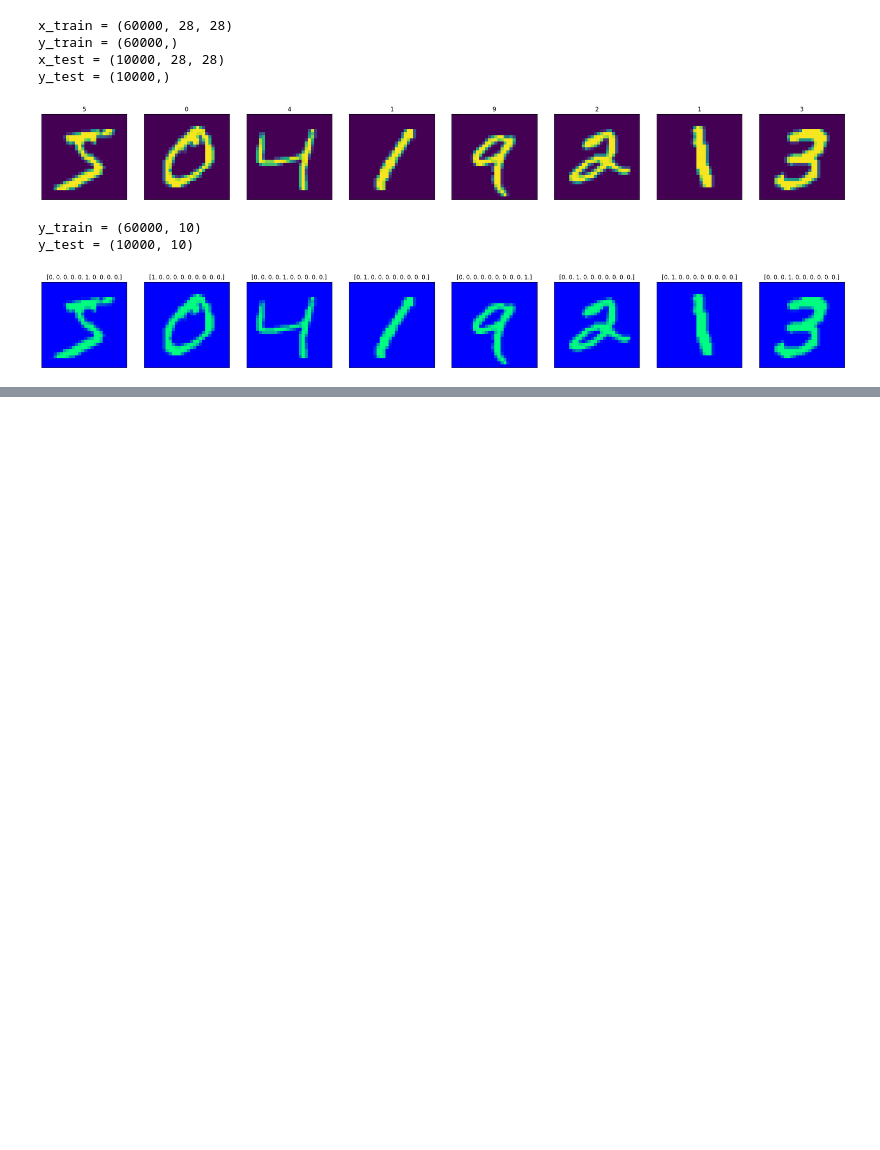
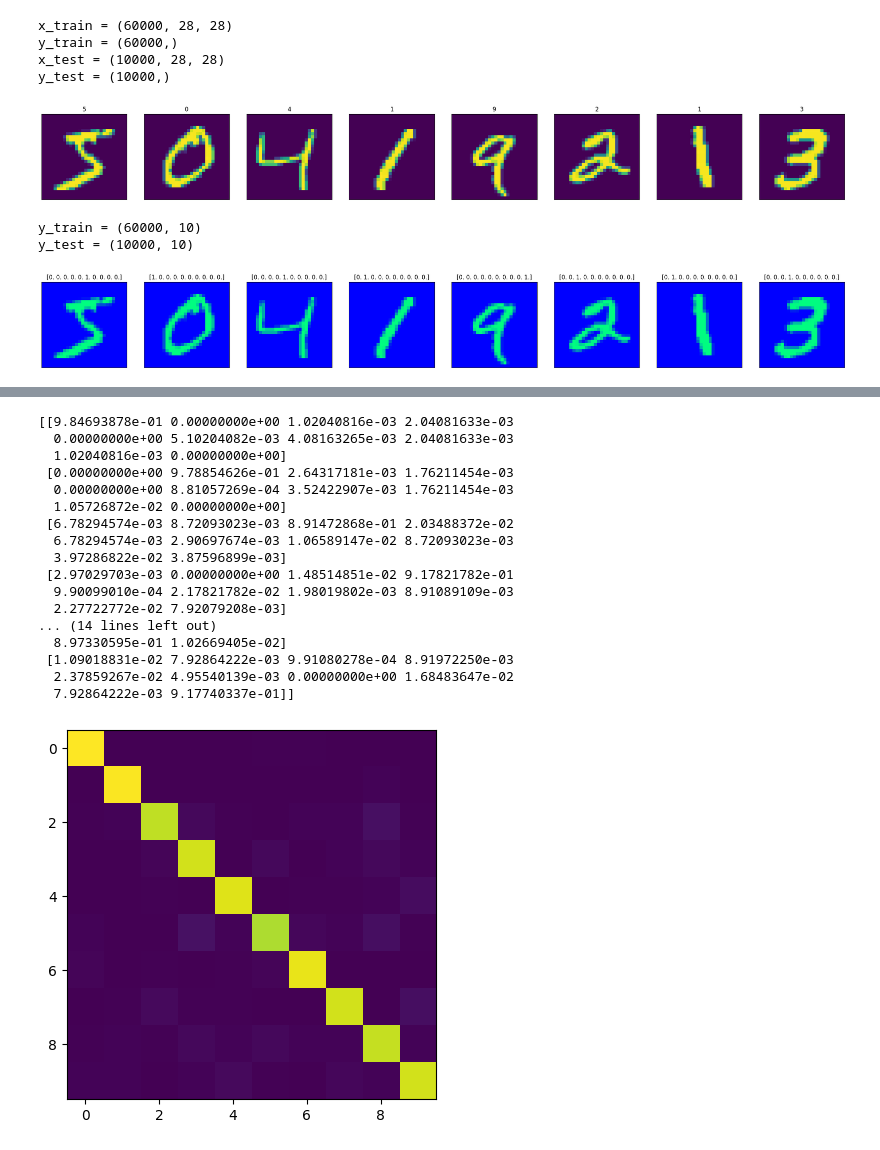
Before and after one commit to YasinRezvani/Python_Learning_Practice_Notebooks, a Jupyter notebook: Exercise Notebooks/Untitled-checkpoint.ipynb, the cells around one changed output, grey strips where cells are left out. Saved outputs shown, nothing was run; the diff lists cells and outputs as text; code cells hidden in the pictures; blank space fills up the shorter version.

```diff
--- a/Exercise Notebooks/Untitled-checkpoint.ipynb
+++ b/Exercise Notebooks/Untitled-checkpoint.ipynb
@@ -134,0 +176,24 @@ for i in range(9):
+# %%
+# show confusion plot (with true normalize)
+conf = sklearn.metrics.confusion_matrix(y_true,y_pred,normalize='true')
+plt.imshow(conf)
+print(conf)
+# %% [output]
+[[9.84693878e-01 0.00000000e+00 1.02040816e-03 2.04081633e-03
+  0.00000000e+00 5.10204082e-03 4.08163265e-03 2.04081633e-03
+  1.02040816e-03 0.00000000e+00]
+ [0.00000000e+00 9.78854626e-01 2.64317181e-03 1.76211454e-03
+  0.00000000e+00 8.81057269e-04 3.52422907e-03 1.76211454e-03
+  1.05726872e-02 0.00000000e+00]
+ [6.78294574e-03 8.72093023e-03 8.91472868e-01 2.03488372e-02
+  6.78294574e-03 2.90697674e-03 1.06589147e-02 8.72093023e-03
+  3.97286822e-02 3.87596899e-03]
+ [2.97029703e-03 0.00000000e+00 1.48514851e-02 9.17821782e-01
+  9.90099010e-04 2.17821782e-02 1.98019802e-03 8.91089109e-03
+  2.27722772e-02 7.92079208e-03]
+... (14 lines left out)
+  8.97330595e-01 1.02669405e-02]
+ [1.09018831e-02 7.92864222e-03 9.91080278e-04 8.91972250e-03
+  2.37859267e-02 4.95540139e-03 0.00000000e+00 1.68483647e-02
+  7.92864222e-03 9.17740337e-01]]
+[figure, added]
```
Also changed, not shown: parts of 6 cells of this notebook, 3 other files.
